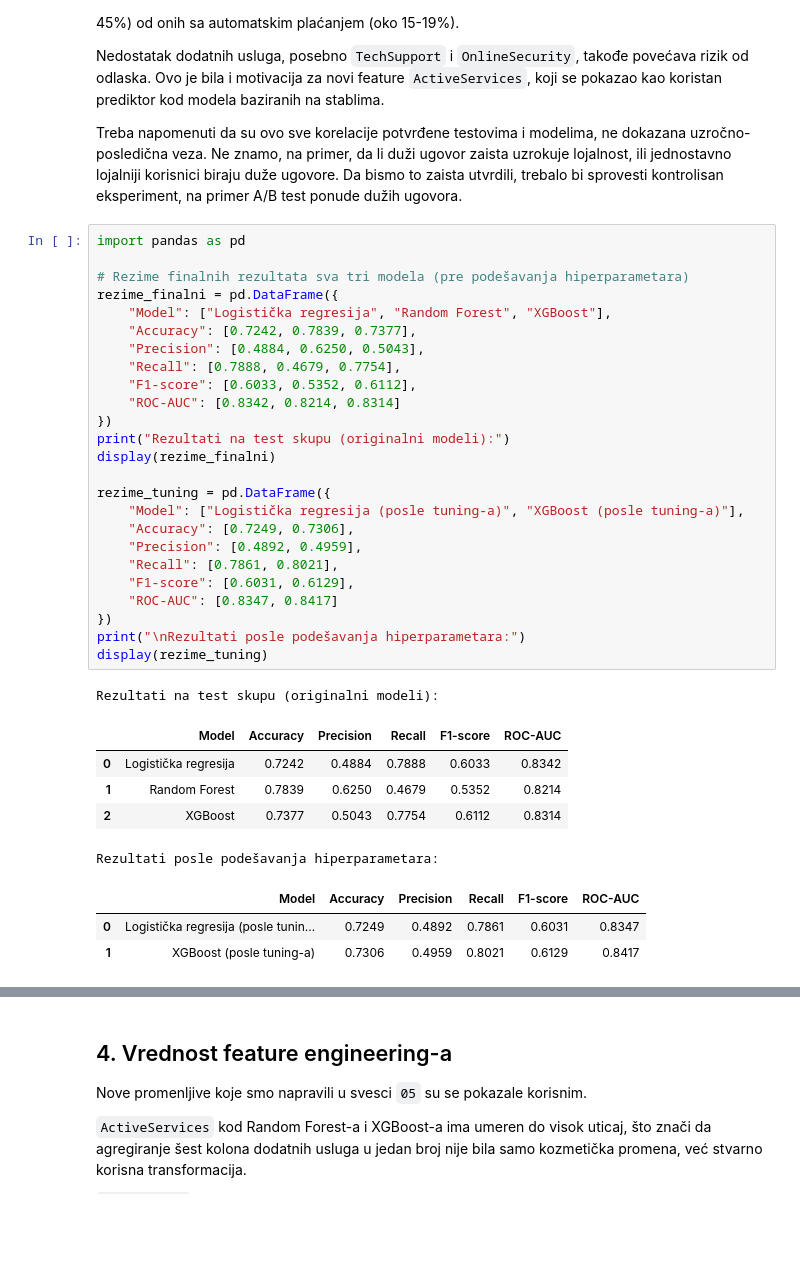
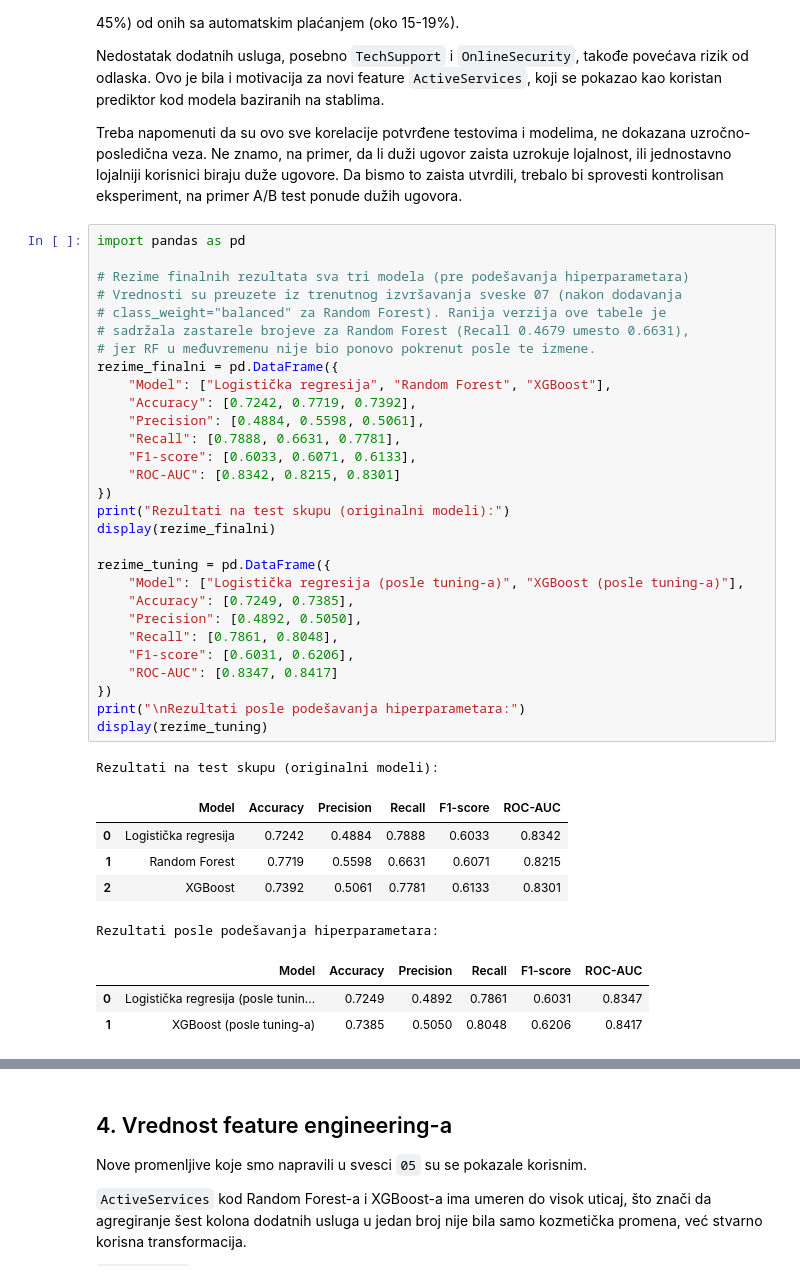
Before and after one commit to janapavlovic/Telco-Customer-Churn, a Jupyter notebook: notebooks/08_zakljucak.ipynb, the cells around one changed output, grey strips where cells are left out. Drawn from its saved outputs; the diff is of its cells as text; blank space fills up the shorter version.

Commit message:
poslednje izmene

```diff
--- a/notebooks/08_zakljucak.ipynb
+++ b/notebooks/08_zakljucak.ipynb
@@ -69,38 +69,42 @@ ugovora.
 # %%
 import pandas as pd
 
 # Rezime finalnih rezultata sva tri modela (pre podešavanja hiperparametara)
+# Vrednosti su preuzete iz trenutnog izvršavanja sveske 07 (nakon dodavanja
+# class_weight="balanced" za Random Forest). Ranija verzija ove tabele je
+# sadržala zastarele brojeve za Random Forest (Recall 0.4679 umesto 0.6631),
+# jer RF u međuvremenu nije bio ponovo pokrenut posle te izmene.
 rezime_finalni = pd.DataFrame({
     "Model": ["Logistička regresija", "Random Forest", "XGBoost"],
-    "Accuracy": [0.7242, 0.7839, 0.7377],
-    "Precision": [0.4884, 0.6250, 0.5043],
-    "Recall": [0.7888, 0.4679, 0.7754],
-    "F1-score": [0.6033, 0.5352, 0.6112],
-    "ROC-AUC": [0.8342, 0.8214, 0.8314]
+    "Accuracy": [0.7242, 0.7719, 0.7392],
+    "Precision": [0.4884, 0.5598, 0.5061],
+    "Recall": [0.7888, 0.6631, 0.7781],
+    "F1-score": [0.6033, 0.6071, 0.6133],
+    "ROC-AUC": [0.8342, 0.8215, 0.8301]
 })
 print("Rezultati na test skupu (originalni modeli):")
 display(rezime_finalni)
 
 rezime_tuning = pd.DataFrame({
     "Model": ["Logistička regresija (posle tuning-a)", "XGBoost (posle tuning-a)"],
-    "Accuracy": [0.7249, 0.7306],
-    "Precision": [0.4892, 0.4959],
-    "Recall": [0.7861, 0.8021],
-    "F1-score": [0.6031, 0.6129],
+    "Accuracy": [0.7249, 0.7385],
+    "Precision": [0.4892, 0.5050],
+    "Recall": [0.7861, 0.8048],
+    "F1-score": [0.6031, 0.6206],
     "ROC-AUC": [0.8347, 0.8417]
 })
 print("\nRezultati posle podešavanja hiperparametara:")
 display(rezime_tuning)
 # %% [output]
 Rezultati na test skupu (originalni modeli):
 |  | Model | Accuracy | Precision | Recall | F1-score | ROC-AUC |
 | 0 | Logistička regresija | 0.7242 | 0.4884 | 0.7888 | 0.6033 | 0.8342 |
-| 1 | Random Forest | 0.7839 | 0.6250 | 0.4679 | 0.5352 | 0.8214 |
-| 2 | XGBoost | 0.7377 | 0.5043 | 0.7754 | 0.6112 | 0.8314 |
+| 1 | Random Forest | 0.7719 | 0.5598 | 0.6631 | 0.6071 | 0.8215 |
+| 2 | XGBoost | 0.7392 | 0.5061 | 0.7781 | 0.6133 | 0.8301 |
 Rezultati posle podešavanja hiperparametara:
 |  | Model | Accuracy | Precision | Recall | F1-score | ROC-AUC |
 | 0 | Logistička regresija (posle tunin... | 0.7249 | 0.4892 | 0.7861 | 0.6031 | 0.8347 |
-| 1 | XGBoost (posle tuning-a) | 0.7306 | 0.4959 | 0.8021 | 0.6129 | 0.8417 |
+| 1 | XGBoost (posle tuning-a) | 0.7385 | 0.5050 | 0.8048 | 0.6206 | 0.8417 |
 # %% [markdown]
 ## 3. Koji model preporučujemo: finalna odluka
 
```
Also changed, not shown: parts of 1 cell of this notebook, 4 other files.
